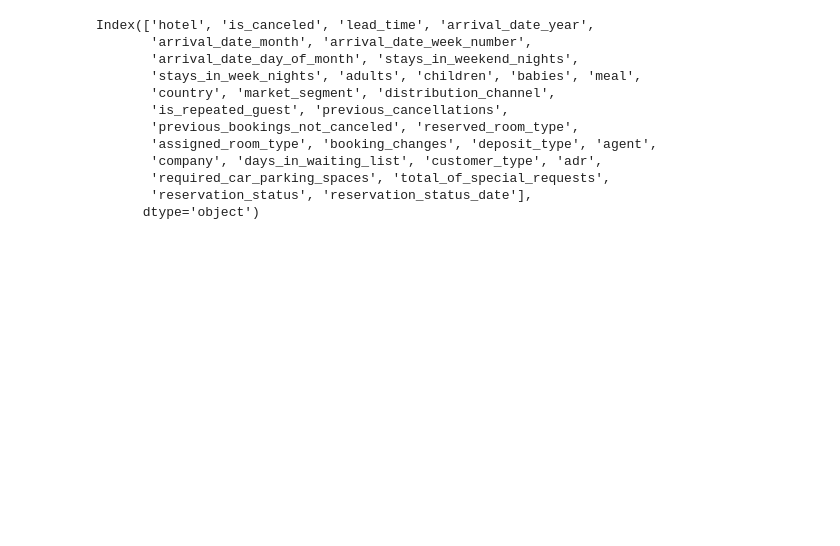
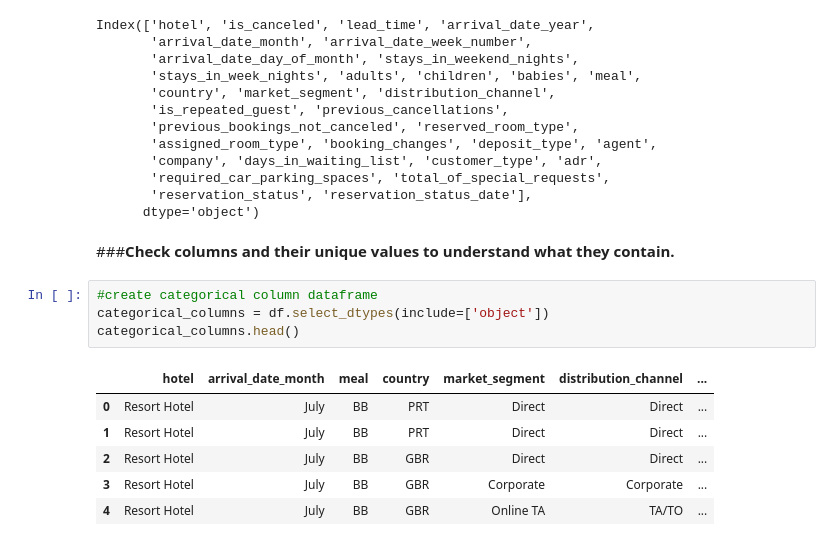
Before and after one commit to shwetaNayak19/EDA-Hotel-Bookings-Capstone-Project1, a Jupyter notebook: EDA_Hotel_Booking_project1.ipynb, the cells around one changed output. Cells and saved outputs as stored; diff of their text form; blank space fills up the shorter version.

```diff
--- a/EDA_Hotel_Booking_project1.ipynb
+++ b/EDA_Hotel_Booking_project1.ipynb
@@ -168,3 +168,16 @@ Index(['hotel', 'is_canceled', 'lead_time', 'arrival_date_year',
        'required_car_parking_spaces', 'total_of_special_requests',
        'reservation_status', 'reservation_status_date'],
       dtype='object')
+# %% [markdown]
+###**Check columns and their unique values to understand what they contain.**
+# %%
+#create categorical column dataframe
+categorical_columns = df.select_dtypes(include=['object'])
+categorical_columns.head()
+# %% [output]
+|  | hotel | arrival_date_month | meal | country | market_segment | distribution_channel | ... |
+| 0 | Resort Hotel | July | BB | PRT | Direct | Direct | ... |
+| 1 | Resort Hotel | July | BB | PRT | Direct | Direct | ... |
+| 2 | Resort Hotel | July | BB | GBR | Direct | Direct | ... |
+| 3 | Resort Hotel | July | BB | GBR | Corporate | Corporate | ... |
+| 4 | Resort Hotel | July | BB | GBR | Online TA | TA/TO | ... |
```
Also changed, not shown: parts of 11 cells of this notebook.
